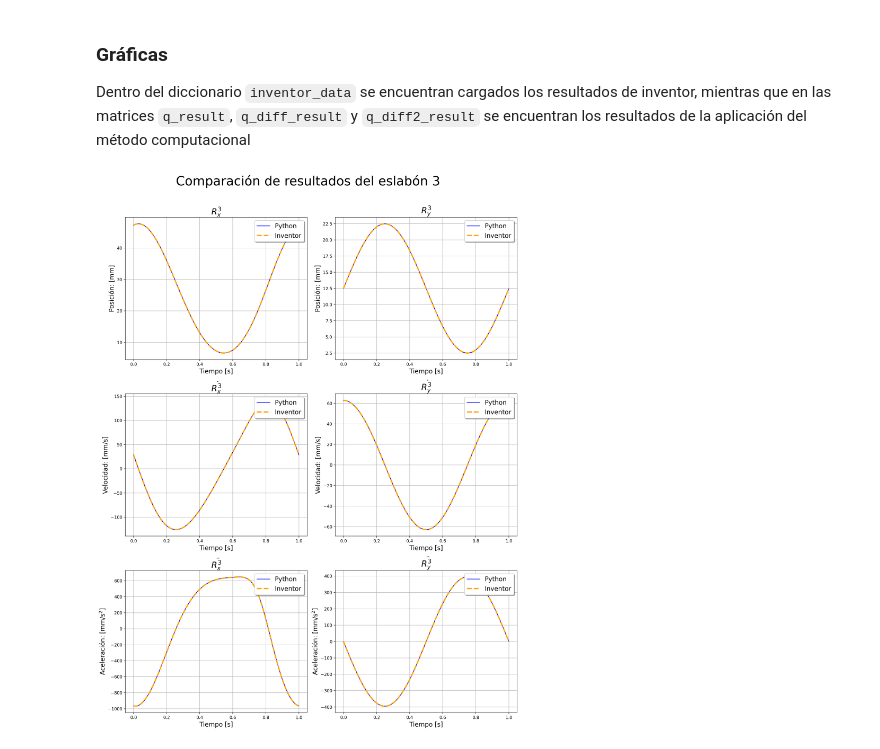
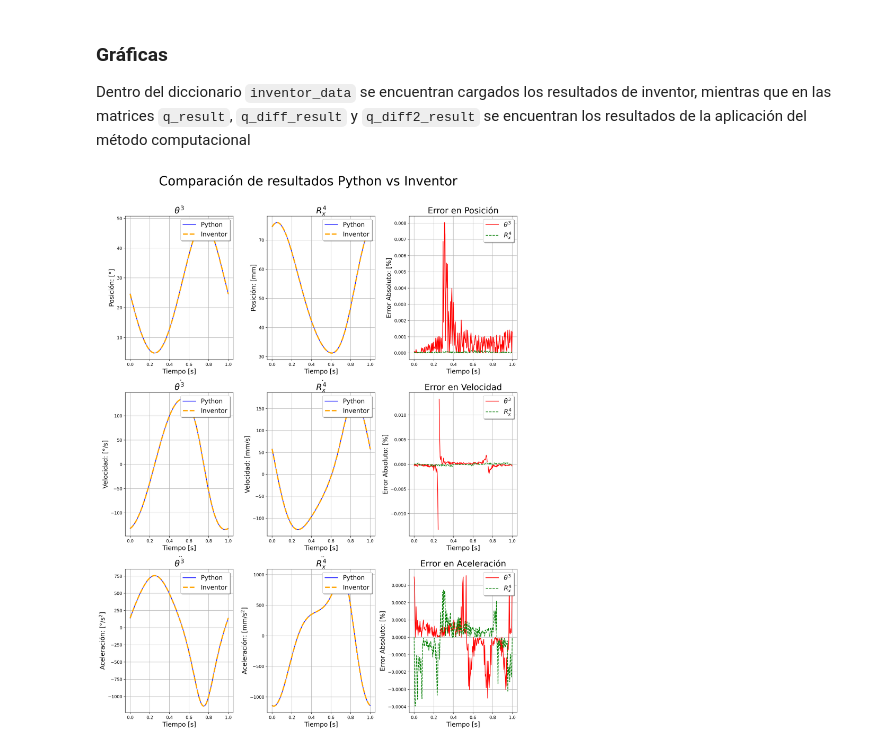
Before and after one commit to caverar/DinamicaComputacionalSistemasMulticuerpo, a Jupyter notebook: Tarea1/Codigo/simulation.ipynb, the cells around one changed output. Drawn from its saved outputs; the diff is of its cells as text; code cells hidden in the pictures.

```diff
--- a/Tarea1/Codigo/simulation.ipynb
+++ b/Tarea1/Codigo/simulation.ipynb
@@ -165,7 +165,7 @@ q_diff2_result = np.zeros((steps + 1, q_size))
 time_vector = np.zeros((steps + 1, 1))
 
 # Valores iniciales
-q_values = np.array([0, 0, 0, 9, 0, 0, 40, 10, 0, 70, 20, 0]).reshape(-1,1)
+q_values = np.array([0, 0, 0, 9, 0, 0, 40, 10, np.pi/6, 70, 20, 0]).reshape(-1,1)
 q_diff_values = np.zeros((q_size, 1))
 
 # Lista de valores de q y q_diff
@@ -278,65 +261,99 @@ print(inventor_data['R3_x'])
 Dentro del diccionario `inventor_data` se encuentran cargados los resultados de inventor, mientras que en las matrices `q_result`, `q_diff_result` y `q_diff2_result` se encuentran los resultados de la aplicación del método computacional
 # %%
 
-fig, ax = plt.subplots(3, 2, figsize=(14, 18))
+fig, ax = plt.subplots(3, 3, figsize=(14, 18))
 
-fig.suptitle("Comparación de resultados del eslabón 3", fontsize=30, y=1.015)
+fig.suptitle("Comparación de resultados Python vs Inventor", fontsize=30, y=1.015)
 
-# R3_x
-ax[0,0].plot(time_vector, q_result[:,6], ls="-",linewidth=1.5, color ="blue", label = "Python")
-ax[0,0].plot(time_vector, inventor_data['R3_x'], ls="--", linewidth=3, color = "orange", label = "Inventor")
+# theta3
+ax[0,0].plot(time_vector, np.rad2deg(q_result[:,8]), ls="-",linewidth=1.5, color ="blue", label = "Python")
+ax[0,0].plot(time_vector, inventor_data['theta3'], ls="--", linewidth=3, color = "orange", label = "Inventor")
 ax[0,0].grid()
 ax[0,0].set_xlabel("Tiempo [s]", fontsize=15)
-ax[0,0].set_ylabel("Posición: [mm]", fontsize=15)
-ax[0,0].set_title("$R^3_x$", fontsize=20)
+ax[0,0].set_ylabel("Posición: [°]", fontsize=15)
+ax[0,0].set_title("$\\theta^3$", fontsize=20)
 ax[0,0].legend(loc="upper right", fontsize=15, shadow=True)
 
-# R3_y
-ax[0,1].plot(time_vector, q_result[:,7], ls="-",linewidth=1.5, color ="blue", label = "Python")
-ax[0,1].plot(time_vector, inventor_data['R3_y'], ls="--", linewidth=3, color = "orange", label = "Inventor")
+# R4_x
+ax[0,1].plot(time_vector, q_result[:,9], ls="-",linewidth=1.5, color ="blue", label = "Python")
+ax[0,1].plot(time_vector, inventor_data['R4_x'], ls="--", linewidth=3, color = "orange", label = "Inventor")
 ax[0,1].grid()
 ax[0,1].set_xlabel("Tiempo [s]", fontsize=15)
 ax[0,1].set_ylabel("Posición: [mm]", fontsize=15)
-ax[0,1].set_title("$R^3_y$", fontsize=20)
+ax[0,1].set_title("$R^4_x$", fontsize=20)
 ax[0,1].legend(loc="upper right", fontsize=15, shadow=True)
 
-# R3_x_diff
-ax[1,0].plot(time_vector, q_diff_result[:,6], ls="-",linewidth=1.5, color ="blue", label = "Python")
-ax[1,0].plot(time_vector, inventor_data['R3_x_diff'], ls="--", linewidth=3, color = "orange", label = "Inventor")
+# Error de posición
+ax[0,2].plot(time_vector, (np.abs(np.rad2deg(q_result[:,8]) - inventor_data['theta3']) *100) / inventor_data['theta3'],
+             ls="-",linewidth=1.5, color ="red", label = "$\\theta^3$")
+ax[0,2].plot(time_vector, (np.abs(q_result[:,9] - inventor_data['R4_x']) * 100) / inventor_data["R4_x"], ls="--",
+             linewidth=1.5, color ="green", label = "$R^4_x$")
+ax[0,2].grid()
+ax[0,2].set_xlabel("Tiempo [s]", fontsize=15)
+ax[0,2].set_ylabel("Error Absoluto: [%]", fontsize=15)
+ax[0,2].set_title("Error en Posición", fontsize=20)
+ax[0,2].legend(loc="upper right", fontsize=15, shadow=True)
+
+# theta3_diff
+ax[1,0].plot(time_vector, np.rad2deg(q_diff_result[:,8]), ls="-",linewidth=1.5, color ="blue", label = "Python")
+ax[1,0].plot(time_vector, inventor_data['theta3_diff'], ls="--", linewidth=3, color = "orange", label = "Inventor")
 ax[1,0].grid()
 ax[1,0].set_xlabel("Tiempo [s]", fontsize=15)
-ax[1,0].set_ylabel("Velocidad: [mm/s]", fontsize=15)
-ax[1,0].set_title("$\dot{R^3_x}$", fontsize=20)
+ax[1,0].set_ylabel("Velocidad: [°/s]", fontsize=15)
+ax[1,0].set_title("$\dot{\\theta^3}$", fontsize=20)
 ax[1,0].legend(loc="upper right", fontsize=15, shadow=True)
 
-# R3_y_diff
-ax[1,1].plot(time_vector, q_diff_result[:,7], ls="-",linewidth=1.5, color ="blue", label = "Python")
-ax[1,1].plot(time_vector, inventor_data['R3_y_diff'], ls="--", linewidth=3, color = "orange", label = "Inventor")
+# R4_x_diff
+ax[1,1].plot(time_vector, q_diff_result[:,9], ls="-",linewidth=1.5, color ="blue", label = "Python")
+ax[1,1].plot(time_vector, inventor_data['R4_x_diff'], ls="--", linewidth=3, color = "orange", label = "Inventor")
 ax[1,1].grid()
 ax[1,1].set_xlabel("Tiempo [s]", fontsize=15)
 ax[1,1].set_ylabel("Velocidad: [mm/s]", fontsize=15)
-ax[1,1].set_title("$\dot{R^3_y}$", fontsize=20)
+ax[1,1].set_title("$\dot{R^4_x}$", fontsize=20)
 ax[1,1].legend(loc="upper right", fontsize=15, shadow=True)
 
-# R3_x_diff2
-ax[2,0].plot(time_vector, q_diff2_result[:,6], ls="-",linewidth=1.5, color ="blue", label = "Python")
-ax[2,0].plot(time_vector, inventor_data['R3_x_diff2'], ls="--", linewidth=3, color = "orange", label = "Inventor")
+# Error de velocidad
+ax[1,2].plot(time_vector, (np.abs(np.rad2deg(q_diff_result[:,8]) - inventor_data['theta3_diff']) *100) /
+             inventor_data['theta3_diff'], ls="-",linewidth=1.5, color ="red", label = "$\\theta^3$")
+ax[1,2].plot(time_vector, (np.abs(q_diff_result[:,9] - inventor_data['R4_x_diff']) * 100) / inventor_data["R4_x_diff"],
+             ls="--", linewidth=1.5, color ="green", label = "$R^4_x$")
+ax[1,2].grid()
+ax[1,2].set_xlabel("Tiempo [s]", fontsize=15)
+ax[1,2].set_ylabel("Error Absoluto: [%]", fontsize=15)
+ax[1,2].set_title("Error en Velocidad", fontsize=20)
+ax[1,2].legend(loc="upper right", fontsize=15, shadow=True)
+
+# theta3_diff2
+ax[2,0].plot(time_vector, np.rad2deg(q_diff2_result[:,8]), ls="-",linewidth=1.5, color ="blue", label = "Python")
+ax[2,0].plot(time_vector, inventor_data['theta3_diff2'], ls="--", linewidth=3, color = "orange", label = "Inventor")
 ax[2,0].grid()
 ax[2,0].set_xlabel("Tiempo [s]", fontsize=15)
-ax[2,0].set_ylabel("Aceleración: [mm/s$^2$]", fontsize=15)
-ax[2,0].set_title("$\ddot{R^3_x}$", fontsize=20)
+ax[2,0].set_ylabel("Aceleración: [°/s$^2$]", fontsize=15)
+ax[2,0].set_title("$\ddot{\\theta^3}$", fontsize=20)
 ax[2,0].legend(loc="upper right", fontsize=15, shadow=True)
 
-# R3_y_diff2
-ax[2,1].plot(time_vector, q_diff2_result[:,7], ls="-",linewidth=1.5, color ="blue", label = "Python")
-ax[2,1].plot(time_vector, inventor_data['R3_y_diff2'], ls="--", linewidth=3, color = "orange", label = "Inventor")
+# R4_x_diff2
+ax[2,1].plot(time_vector, q_diff2_result[:,9], ls="-",linewidth=1.5, color ="blue", label = "Python")
+ax[2,1].plot(time_vector, inventor_data['R4_x_diff2'], ls="--", linewidth=3, color = "orange", label = "Inventor")
 ax[2,1].grid()
 ax[2,1].set_xlabel("Tiempo [s]", fontsize=15)
 ax[2,1].set_ylabel("Aceleración: [mm/s$^2$]", fontsize=15)
-ax[2,1].set_title("$\ddot{R^3_y}$", fontsize=20)
+ax[2,1].set_title("$\ddot{R^4_x}$", fontsize=20)
 ax[2,1].legend(loc="upper right", fontsize=15, shadow=True)
 
+# Error de aceleración
+ax[2,2].plot(time_vector, (np.abs(np.rad2deg(q_diff2_result[:,8]) - inventor_data['theta3_diff2']) *100) /
+             inventor_data['theta3_diff2'], ls="-",linewidth=1.5, color ="red", label = "$\\theta^3$")
+ax[2,2].plot(time_vector, (np.abs(q_diff2_result[:,9] - inventor_data['R4_x_diff2']) * 100) /
+             inventor_data["R4_x_diff2"], ls="--", linewidth=1.5, color ="green", label = "$R^4_x$")
+ax[2,2].grid()
+ax[2,2].set_xlabel("Tiempo [s]", fontsize=15)
+ax[2,2].set_ylabel("Error Absoluto: [%]", fontsize=15)
+ax[2,2].set_title("Error en Aceleración", fontsize=20)
+ax[2,2].legend(loc="upper right", fontsize=15, shadow=True)
+
+# Plot
 plt.tight_layout()
 plt.show()
 # %% [output]
-[figure, old version]
+[figure, new version]
```
Also changed, not shown: parts of 2 cells of this notebook, 9 other files.
